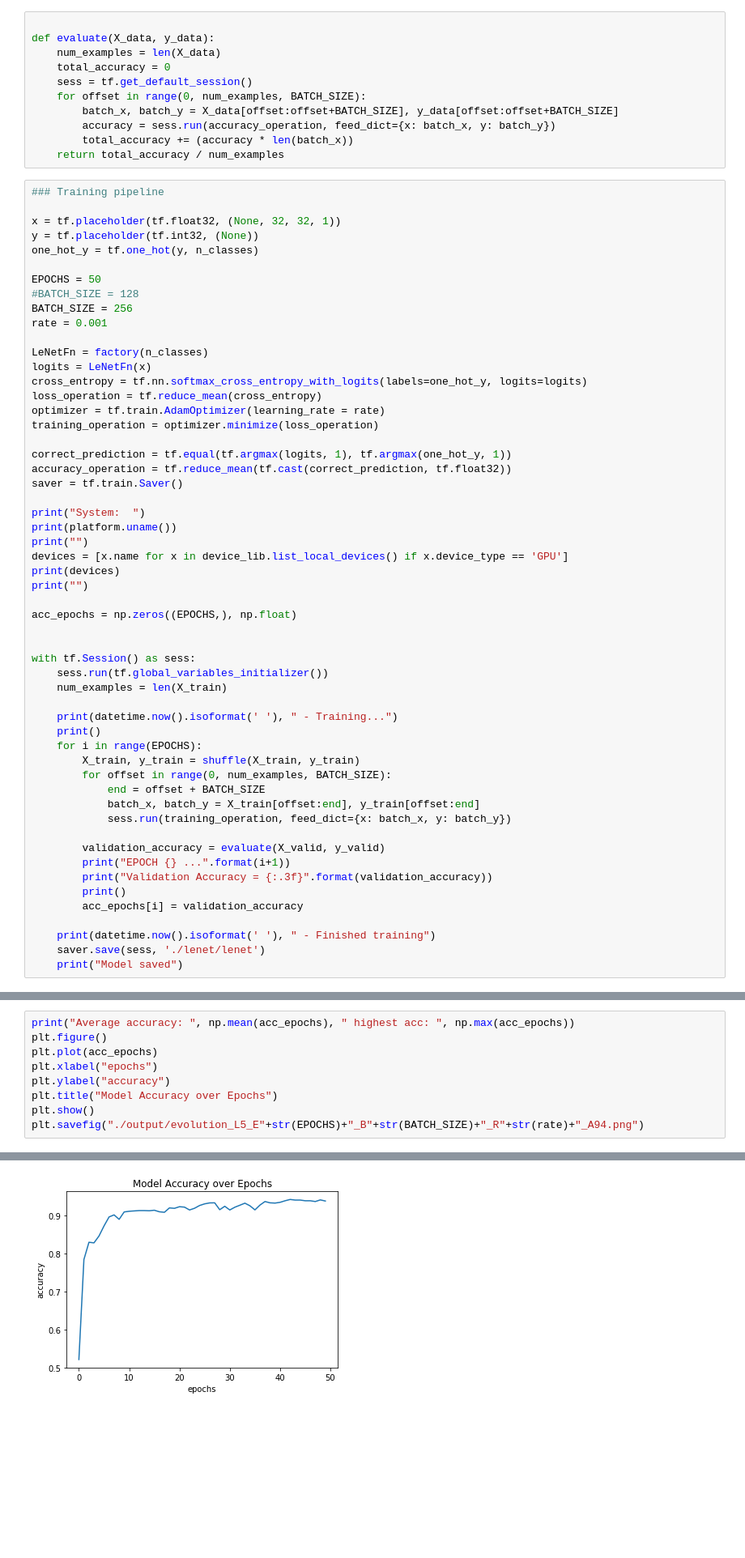
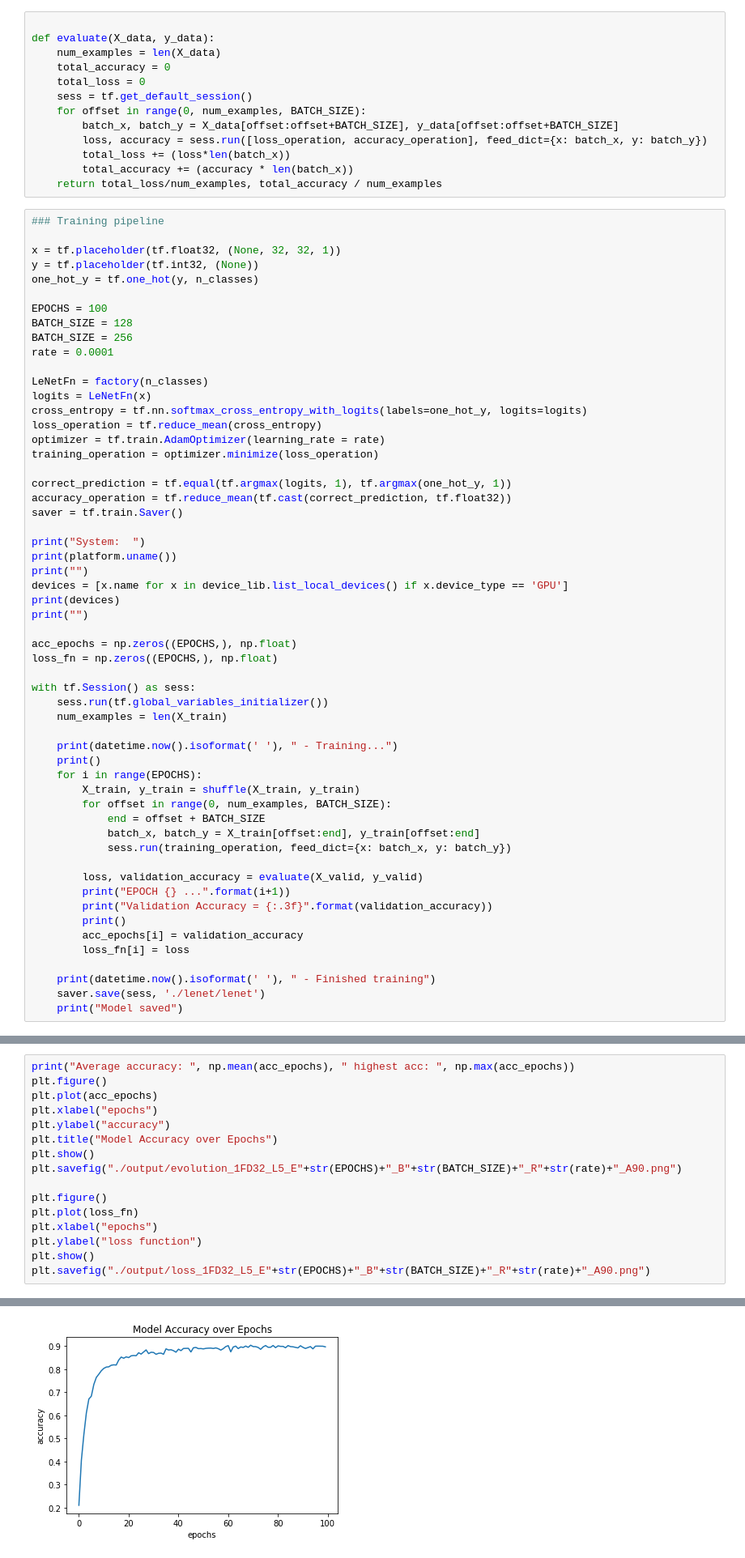
Before and after one commit to bgcarvalho/CarND-Term1-P2, a Jupyter notebook: Notebook.ipynb, the cells around one changed output, grey strips where cells are left out. Shown: that part at 81% size. Drawn from its saved outputs; the diff is of its cells as text; blank space fills up the shorter version.

```diff
--- a/Notebook.ipynb
+++ b/Notebook.ipynb
@@ -334,12 +334,14 @@ sets imply underfitting. A high accuracy on the training set but low accuracy on
 def evaluate(X_data, y_data):
     num_examples = len(X_data)
     total_accuracy = 0
+    total_loss = 0
     sess = tf.get_default_session()
     for offset in range(0, num_examples, BATCH_SIZE):
         batch_x, batch_y = X_data[offset:offset+BATCH_SIZE], y_data[offset:offset+BATCH_SIZE]
-        accuracy = sess.run(accuracy_operation, feed_dict={x: batch_x, y: batch_y})
+        loss, accuracy = sess.run([loss_operation, accuracy_operation], feed_dict={x: batch_x, y: batch_y})
+        total_loss += (loss*len(batch_x))
         total_accuracy += (accuracy * len(batch_x))
-    return total_accuracy / num_examples
+    return total_loss/num_examples, total_accuracy / num_examples
 # %%
 ### Training pipeline
 
@@ -347,10 +349,10 @@ x = tf.placeholder(tf.float32, (None, 32, 32, 1))
 y = tf.placeholder(tf.int32, (None))
 one_hot_y = tf.one_hot(y, n_classes)
 
-EPOCHS = 50
-#BATCH_SIZE = 128
+EPOCHS = 100
+BATCH_SIZE = 128
 BATCH_SIZE = 256
-rate = 0.001
+rate = 0.0001
 
 LeNetFn = factory(n_classes)
 logits = LeNetFn(x)
@@ -371,7 +373,7 @@ print(devices)
 print("")
 
 acc_epochs = np.zeros((EPOCHS,), np.float)
-
+loss_fn = np.zeros((EPOCHS,), np.float)
 
 with tf.Session() as sess:
     sess.run(tf.global_variables_initializer())
@@ -386,11 +388,12 @@ with tf.Session() as sess:
             batch_x, batch_y = X_train[offset:end], y_train[offset:end]
             sess.run(training_operation, feed_dict={x: batch_x, y: batch_y})
 
-        validation_accuracy = evaluate(X_valid, y_valid)
+        loss, validation_accuracy = evaluate(X_valid, y_valid)
         print("EPOCH {} ...".format(i+1))
         print("Validation Accuracy = {:.3f}".format(validation_accuracy))
         print()
         acc_epochs[i] = validation_accuracy
+        loss_fn[i] = loss
 
     print(datetime.now().isoformat(' '), " - Finished training")
     saver.save(sess, './lenet/lenet')
@@ -421,5 +424,12 @@ plt.xlabel("epochs")
 plt.ylabel("accuracy")
 plt.title("Model Accuracy over Epochs")
 plt.show()
-plt.savefig("./output/evolution_L5_E"+str(EPOCHS)+"_B"+str(BATCH_SIZE)+"_R"+str(rate)+"_A94.png")
+plt.savefig("./output/evolution_1FD32_L5_E"+str(EPOCHS)+"_B"+str(BATCH_SIZE)+"_R"+str(rate)+"_A90.png")
+
+plt.figure()
+plt.plot(loss_fn)
+plt.xlabel("epochs")
+plt.ylabel("loss function")
+plt.show()
+plt.savefig("./output/loss_1FD32_L5_E"+str(EPOCHS)+"_B"+str(BATCH_SIZE)+"_R"+str(rate)+"_A90.png")
 # %% [output]
@@ -427,2 +437,2 @@ Average accuracy:  0.906380952325  highest acc:  0.942403628145
-[figure, old version]
+[figure, new version]
 <matplotlib.figure.Figure at 0x...>
```
Also changed, not shown: parts of 5 cells of this notebook, 2 other files.
